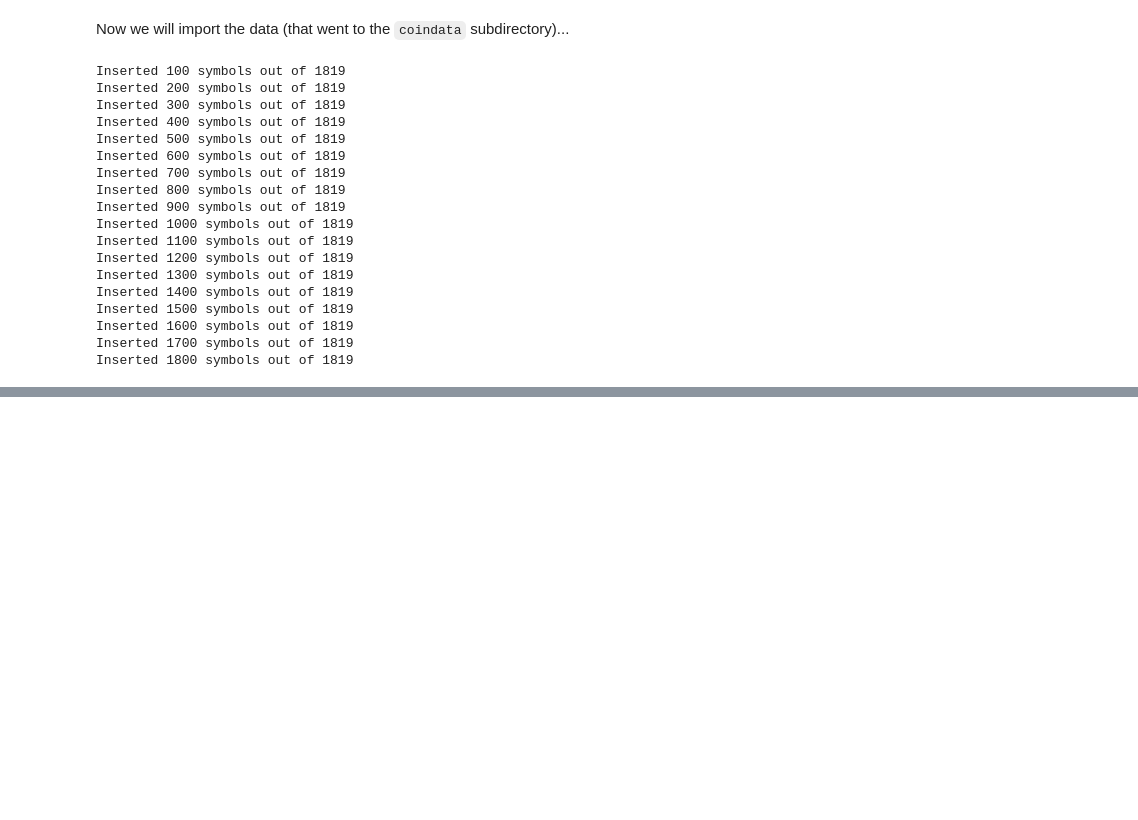
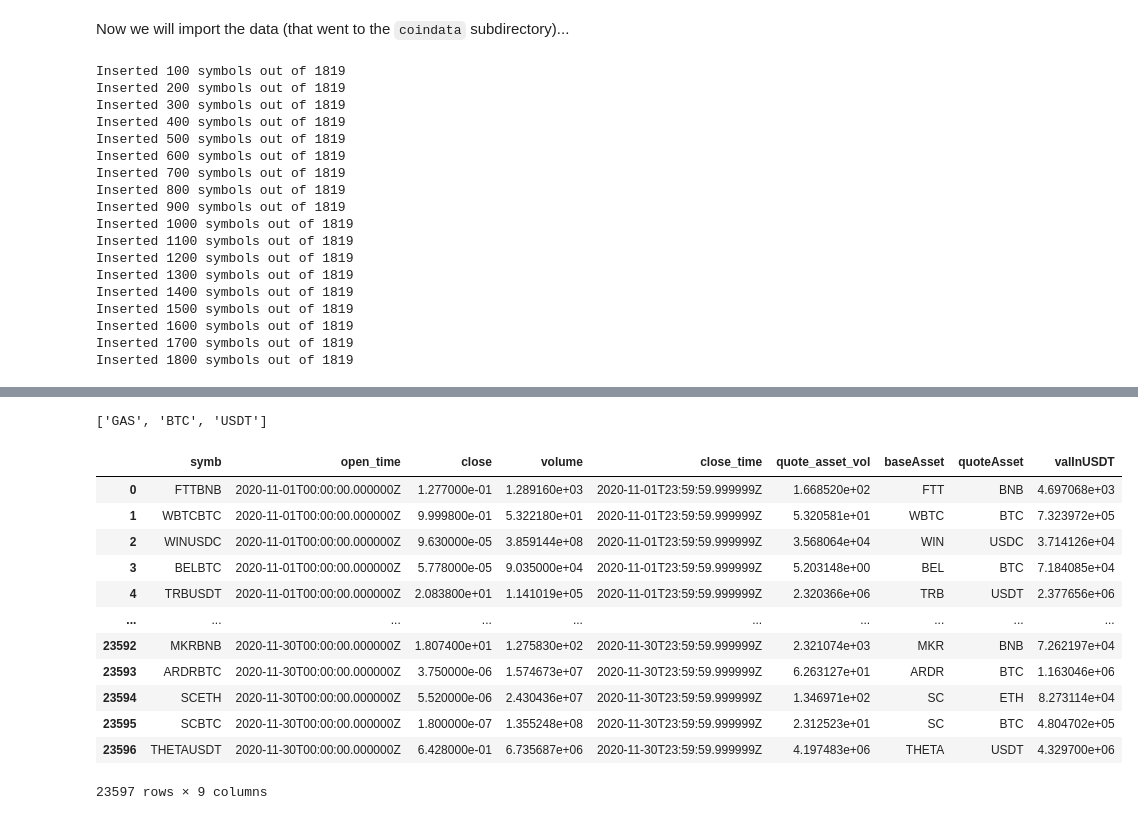
Before and after one commit to srmq/onn-indices, a Jupyter notebook: onn-b/onnBinance.ipynb, the cells around one changed output, grey strips where cells are left out. Drawn from its saved outputs; the diff is of its cells as text; code cells hidden in the pictures; blank space fills up the shorter version.

```diff
--- a/onn-b/onnBinance.ipynb
+++ b/onn-b/onnBinance.ipynb
@@ -135,0 +244,3 @@ Inserted 1800 symbols out of 1819
+# %%
+t = await initialAssetCandidateSet(2020, 11)
+str(t)
@@ -135,0 +294,3 @@ Inserted 1800 symbols out of 1819
+# %%
+df = await getMedianUSDTTradeVol(t, '2020-11-01T00:00:00.000000Z', '2020-12-01T00:00:00.000000Z')
+df
@@ -135,0 +311,4 @@ Inserted 1800 symbols out of 1819
+# %%
+df['baseAsset'] = df.apply(lambda row: symbolDict[row['symb']]['baseAsset'], axis = 1)
+df['quoteAsset'] = df.apply(lambda row: symbolDict[row['symb']]['quoteAsset'], axis = 1)
+df
@@ -135,0 +329,7 @@ Inserted 1800 symbols out of 1819
+# %%
+from collections import defaultdict
+coinGraph = defaultdict(set)
+for key in symbolDict:
+    symbol = symbolDict[key]
+    coinGraph[symbol['baseAsset']].add(symbol['quoteAsset'])
+    coinGraph[symbol['quoteAsset']].add(symbol['baseAsset'])
@@ -135,0 +363,50 @@ Inserted 1800 symbols out of 1819
+# %%
+shortestPathToUSDT('GAS')
+# %% [output]
+['GAS', 'BTC', 'USDT']
+# %%
+valInUSDT = []
+for (_, row) in df.iterrows():
+    # print("(Base asset: %s, Quote asset: %s)"%(row['baseAsset'],row['quoteAsset']))
+    if row['quoteAsset'] == 'USDT':
+        val = row['volume'] * row['close']
+    else:
+        path = shortestPathToUSDT(row['quoteAsset'])
+        multiplier = 1.0
+        assert len(path) > 1
+        i = 0
+        while i + 1 < len(path):
+            dfFiltered = df[(df['baseAsset'] == path[i])
+                                 & (df['quoteAsset'] == path[i + 1])
+                                 & (df['open_time'] == row['open_time'])]
+            if dfFiltered.shape[0] > 0:
+                # print(dfFiltered)
+                pathRow = dfFiltered.iloc[0]
+                multiplier *= pathRow['close']
+            else:
+                dfFiltered = df[(df['baseAsset'] == path[i + 1])
+                        & (df['quoteAsset'] == path[i])
+                        & (df['open_time'] == row['open_time'])]
+                # print(dfFiltered)
+                pathRow = dfFiltered.iloc[0]
+                multiplier *= 1.0 / pathRow['close']
+            i += 1
+        assert path[i] == 'USDT'
+        val = row['volume'] * row['close'] * multiplier
+    valInUSDT.append(val)
+df.insert(df.shape[1], 'valInUSDT', valInUSDT)
+df
+# %% [output]
+|  | symb | open_time | close | volume | close_time | quote_asset_vol | baseAsset | quoteAsset | valInUSDT |
+| 0 | FTTBNB | 2020-11-01T00:00:00.000000Z | 1.277000e-01 | 1.289160e+03 | 2020-11-01T23:59:59.999999Z | 1.668520e+02 | FTT | BNB | 4.697068e+03 |
+| 1 | WBTCBTC | 2020-11-01T00:00:00.000000Z | 9.999800e-01 | 5.322180e+01 | 2020-11-01T23:59:59.999999Z | 5.320581e+01 | WBTC | BTC | 7.323972e+05 |
+| 2 | WINUSDC | 2020-11-01T00:00:00.000000Z | 9.630000e-05 | 3.859144e+08 | 2020-11-01T23:59:59.999999Z | 3.568064e+04 | WIN | USDC | 3.714126e+04 |
+| 3 | BELBTC | 2020-11-01T00:00:00.000000Z | 5.778000e-05 | 9.035000e+04 | 2020-11-01T23:59:59.999999Z | 5.203148e+00 | BEL | BTC | 7.184085e+04 |
+| 4 | TRBUSDT | 2020-11-01T00:00:00.000000Z | 2.083800e+01 | 1.141019e+05 | 2020-11-01T23:59:59.999999Z | 2.320366e+06 | TRB | USDT | 2.377656e+06 |
+| ... | ... | ... | ... | ... | ... | ... | ... | ... | ... |
+| 23592 | MKRBNB | 2020-11-30T00:00:00.000000Z | 1.807400e+01 | 1.275830e+02 | 2020-11-30T23:59:59.999999Z | 2.321074e+03 | MKR | BNB | 7.262197e+04 |
+| 23593 | ARDRBTC | 2020-11-30T00:00:00.000000Z | 3.750000e-06 | 1.574673e+07 | 2020-11-30T23:59:59.999999Z | 6.263127e+01 | ARDR | BTC | 1.163046e+06 |
+| 23594 | SCETH | 2020-11-30T00:00:00.000000Z | 5.520000e-06 | 2.430436e+07 | 2020-11-30T23:59:59.999999Z | 1.346971e+02 | SC | ETH | 8.273114e+04 |
+| 23595 | SCBTC | 2020-11-30T00:00:00.000000Z | 1.800000e-07 | 1.355248e+08 | 2020-11-30T23:59:59.999999Z | 2.312523e+01 | SC | BTC | 4.804702e+05 |
+| 23596 | THETAUSDT | 2020-11-30T00:00:00.000000Z | 6.428000e-01 | 6.735687e+06 | 2020-11-30T23:59:59.999999Z | 4.197483e+06 | THETA | USDT | 4.329700e+06 |
+23597 rows × 9 columns
```
Also changed, not shown: parts of 18 cells of this notebook, 1 other file.
